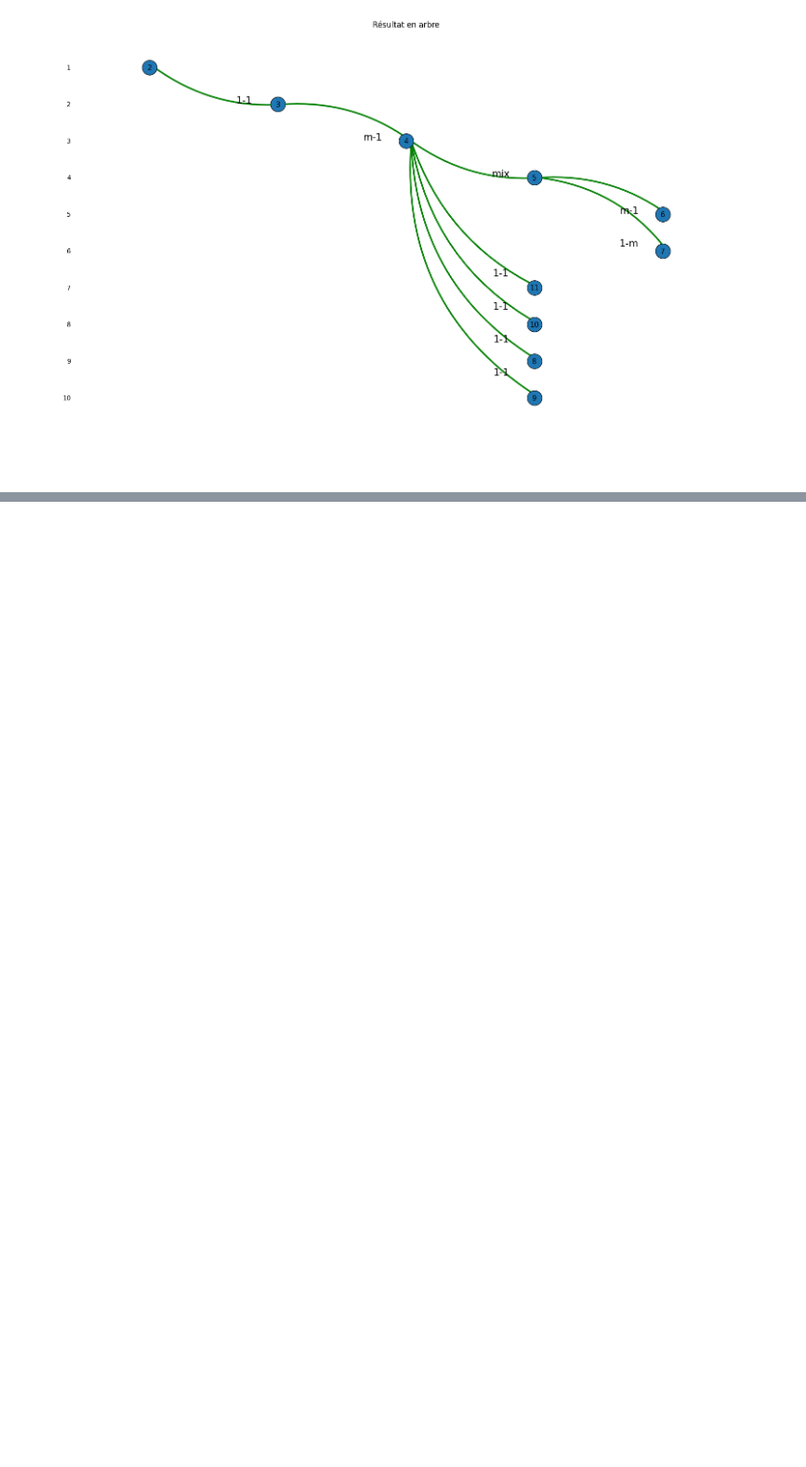
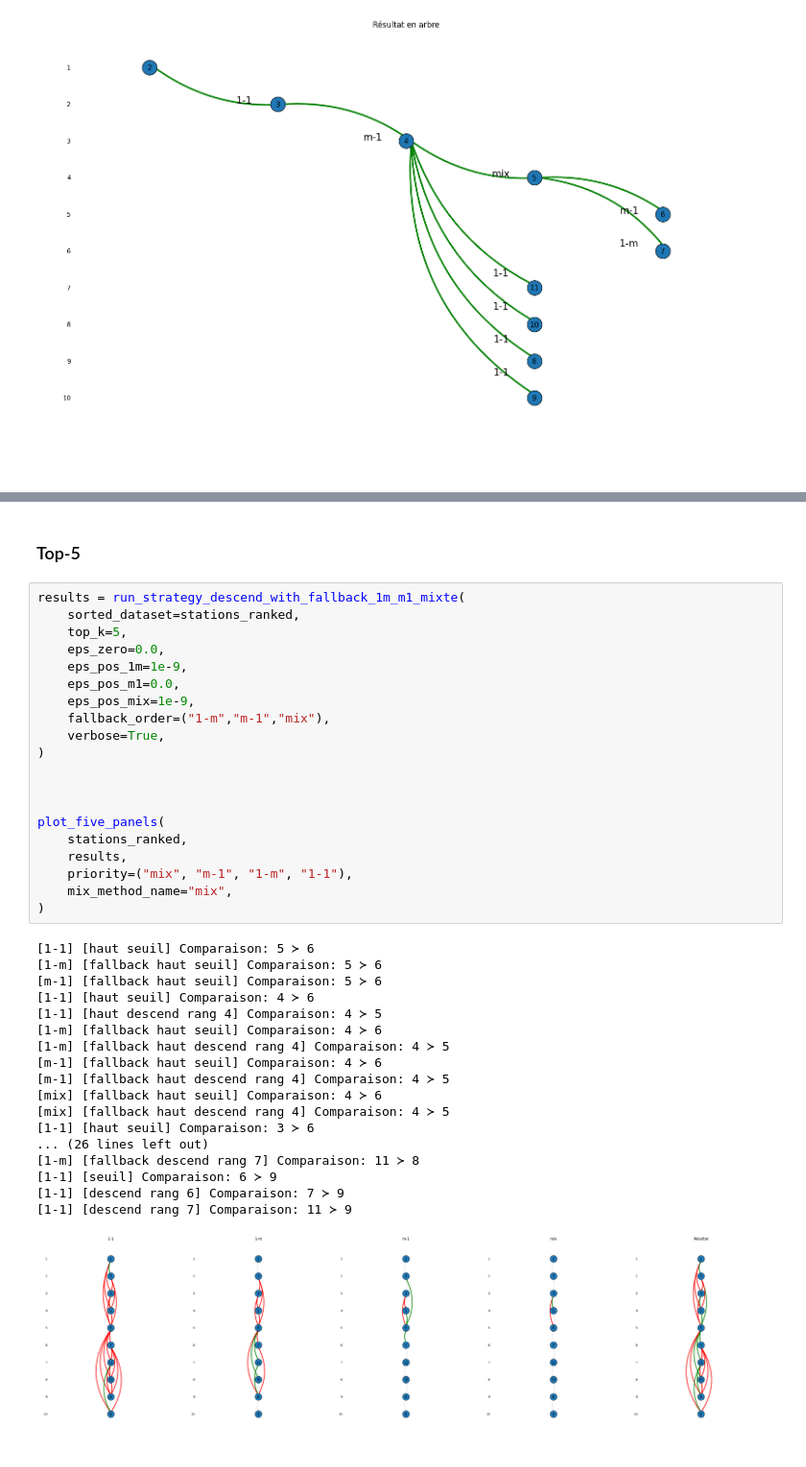
Before and after one commit to KarinaMusina44/SDP-optim, a Jupyter notebook: Projet_SDP_datasets.ipynb, the cells around one changed output, grey strips where cells are left out. Shown at 96% size. Saved outputs shown, nothing was run; the diff lists cells and outputs as text; blank space fills up the shorter version.

```diff
--- a/Projet_SDP_datasets.ipynb
+++ b/Projet_SDP_datasets.ipynb
@@ -996,0 +1044,41 @@ plot_results_as_tree_like_last_panel(
+# %% [markdown]
+### Top-5
+# %%
+results = run_strategy_descend_with_fallback_1m_m1_mixte(
+    sorted_dataset=stations_ranked,
+    top_k=5,
+    eps_zero=0.0,
+    eps_pos_1m=1e-9,
+    eps_pos_m1=0.0,
+    eps_pos_mix=1e-9,
+    fallback_order=("1-m","m-1","mix"),
+    verbose=True,
+)
+
+
+
+plot_five_panels(
+    stations_ranked,
+    results,
+    priority=("mix", "m-1", "1-m", "1-1"),
+    mix_method_name="mix",
+)
+# %% [output]
+[1-1] [haut seuil] Comparaison: 5 ≻ 6
+[1-m] [fallback haut seuil] Comparaison: 5 ≻ 6
+[m-1] [fallback haut seuil] Comparaison: 5 ≻ 6
+[1-1] [haut seuil] Comparaison: 4 ≻ 6
+[1-1] [haut descend rang 4] Comparaison: 4 ≻ 5
+[1-m] [fallback haut seuil] Comparaison: 4 ≻ 6
+[1-m] [fallback haut descend rang 4] Comparaison: 4 ≻ 5
+[m-1] [fallback haut seuil] Comparaison: 4 ≻ 6
+[m-1] [fallback haut descend rang 4] Comparaison: 4 ≻ 5
+[mix] [fallback haut seuil] Comparaison: 4 ≻ 6
+[mix] [fallback haut descend rang 4] Comparaison: 4 ≻ 5
+[1-1] [haut seuil] Comparaison: 3 ≻ 6
+... (26 lines left out)
+[1-m] [fallback descend rang 7] Comparaison: 11 ≻ 8
+[1-1] [seuil] Comparaison: 6 ≻ 9
+[1-1] [descend rang 6] Comparaison: 7 ≻ 9
+[1-1] [descend rang 7] Comparaison: 11 ≻ 9
+[figure, added]
```
Also changed, not shown: parts of 35 cells of this notebook, 1 other file.
